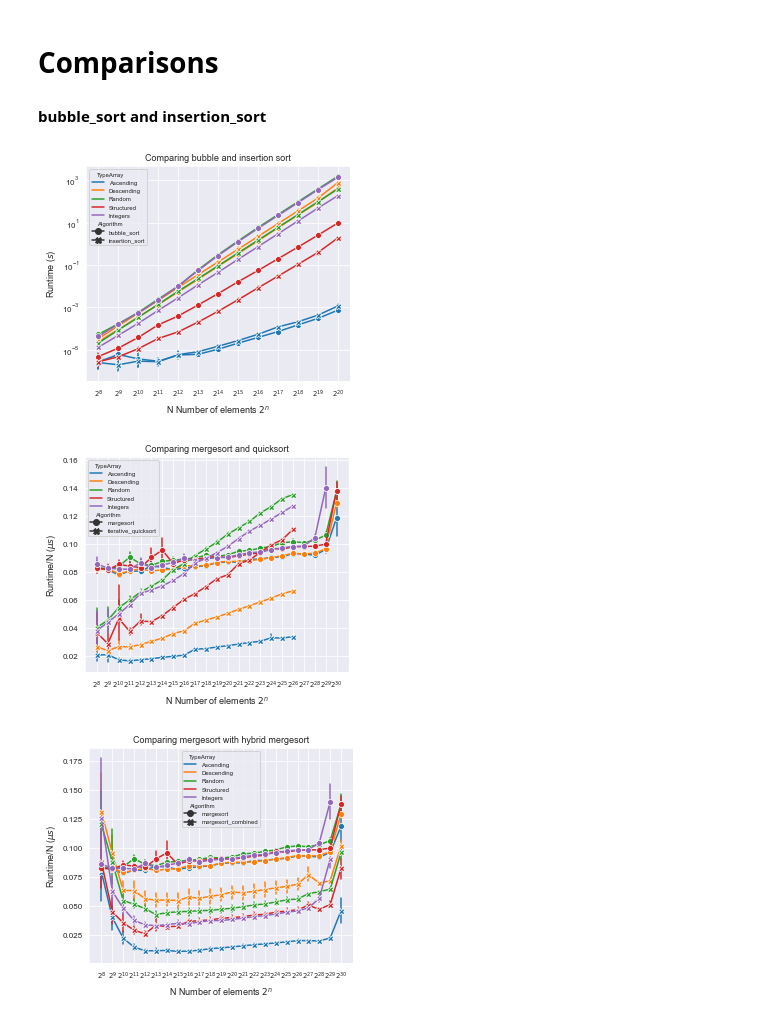
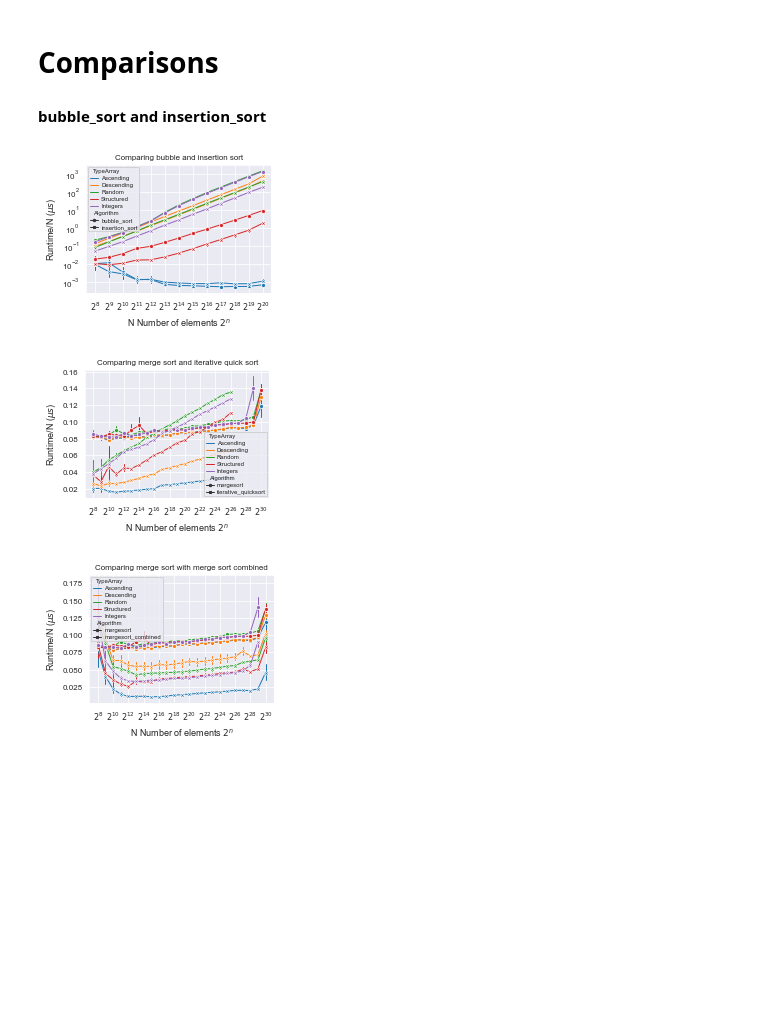
Before and after one commit to jkorsvik/SortingAlgorithms, a Jupyter notebook: notebooks/plot_creation.ipynb, the cells around one changed output. Saved outputs shown, nothing was run; the diff lists cells and outputs as text; code cells hidden in the pictures; blank space fills up the shorter version.

```diff
--- a/notebooks/plot_creation.ipynb
+++ b/notebooks/plot_creation.ipynb
@@ -113,0 +138,2 @@ for algo in sorting_algos:
+# %%
+plot_runtime(checkout, "insertion_sort", lowerbound=linear, c1=10**(-9.3), upperbound=quadratic, c2=10**(-9), tickstep=2, image_size=IMAGE_SIZE)
@@ -113,0 +142,2 @@ for algo in sorting_algos:
+# %%
+plot_runtime(checkout, "iterative_quicksort", lowerbound=nlogn, c1=10**(-9), upperbound=quadratic, c2=10**(-9.8), tickstep=2, image_size=IMAGE_SIZE)
@@ -113,0 +146,2 @@ for algo in sorting_algos:
+# %%
+plot_runtime(checkout, "mergesort", lowerbound=nlogn, c1=10**(-8.5), upperbound=nlogn, c2=10**(-8.2), tickstep=2, image_size=IMAGE_SIZE)
@@ -113,0 +150,2 @@ for algo in sorting_algos:
+# %%
+plot_runtime(checkout, "mergesort_combined", lowerbound=nlogn, c1=10**(-9.3), upperbound=nlogn, c2=10**(-8.5), tickstep=2, image_size=IMAGE_SIZE)
@@ -126,24 +166,24 @@ checkout.sample(5)
 # %%
 sns.set_style("darkgrid")
 plt.figure(figsize=IMAGE_SIZE)
 runtime = sns.lineplot(
     data=checkout[((checkout.Algorithm == "bubble_sort") | (checkout.Algorithm == "insertion_sort")) &
                   (checkout["2^N"] > 7)],
-    x="2^N", y="Time", hue="TypeArray", style="Algorithm", markers=True, dashes=False, err_style="bars",
+    x="2^N", y="Time/N (us)", hue="TypeArray", style="Algorithm", markers=True, dashes=False, err_style="bars",
 )
 
 runtime.set(yscale="log")
-runtime.set(xlabel="N Number of elements $2^n$", ylabel="Runtime ($s$)")
+runtime.set(xlabel="N Number of elements $2^n$", ylabel="Runtime/N ($\mu s$)")
 runtime.set(xticks=[int(i) for i in range(8, max(checkout[checkout.Algorithm == "bubble_sort"]['2^N'] + 1))])
 runtime.set(xticklabels=[
     r"$2^{" + str(int(i)) + r"}$" for i in range(8, max(checkout[checkout.Algorithm == "bubble_sort"]['2^N'] + 1))
 ])
 runtime.set(title=f"Comparing bubble and insertion sort")
 
 plt.savefig(f"{viz_directory}/runtimebubble&insertion.pdf", bbox_inches='tight', transparent=True)
 plt.show()
 # %% [output]
-[figure, old version]
+[figure, new version]
 # %%
 sns.set_style("darkgrid")
 plt.figure(figsize=IMAGE_SIZE)
@@ -155,16 +195,16 @@ runtime = sns.lineplot(
 
 runtime.set(yscale="linear")
 runtime.set(xlabel="N Number of elements $2^n$", ylabel="Runtime/N ($\mu s$)")
-runtime.set(xticks=[int(i) for i in range(8, max(checkout[checkout.Algorithm == "mergesort"]['2^N'] + 1))])
+runtime.set(xticks=[int(i) for i in range(8, max(checkout[checkout.Algorithm == "mergesort"]['2^N'] + 1),2)])
 runtime.set(xticklabels=[
-    r"$2^{" + str(int(i)) + r"}$" for i in range(8, max(checkout[checkout.Algorithm == "mergesort"]['2^N'] + 1))
+    r"$2^{" + str(int(i)) + r"}$" for i in range(8, max(checkout[checkout.Algorithm == "mergesort"]['2^N'] + 1), 2)
 ])
-runtime.set(title=f"Comparing mergesort and quicksort")
+runtime.set(title=f"Comparing merge sort and iterative quick sort")
 
 plt.savefig(f"{viz_directory}/runtime_per_n_merge&quick.pdf", bbox_inches='tight', transparent=True)
 plt.show()
 # %% [output]
-[figure, old version]
+[figure, new version]
 # %%
 sns.set_style("darkgrid")
 plt.figure(figsize=IMAGE_SIZE)
@@ -176,16 +216,16 @@ runtime = sns.lineplot(
 
 runtime.set(yscale="linear")
 runtime.set(xlabel="N Number of elements $2^n$", ylabel="Runtime/N ($\mu s$)")
-runtime.set(xticks=[int(i) for i in range(8, max(checkout[checkout.Algorithm == "mergesort"]['2^N'] + 1))])
+runtime.set(xticks=[int(i) for i in range(8, max(checkout[checkout.Algorithm == "mergesort"]['2^N'] + 1), 2)])
 runtime.set(xticklabels=[
-    r"$2^{" + str(int(i)) + r"}$" for i in range(8, max(checkout[checkout.Algorithm == "mergesort"]['2^N'] + 1))
+    r"$2^{" + str(int(i)) + r"}$" for i in range(8, max(checkout[checkout.Algorithm == "mergesort"]['2^N'] + 1), 2)
 ])
-runtime.set(title=f"Comparing mergesort with hybrid mergesort")
+runtime.set(title=f"Comparing merge sort with merge sort combined")
 
 plt.savefig(f"{viz_directory}/runtime_per_n_merge&combined.pdf", bbox_inches='tight', transparent=True)
 plt.show()
 # %% [output]
-[figure, old version]
+[figure, new version]
 # %%
 sns.set_style("darkgrid")
 plt.figure(figsize=IMAGE_SIZE)
```
Also changed, not shown: parts of 12 cells of this notebook, 24 other files.
